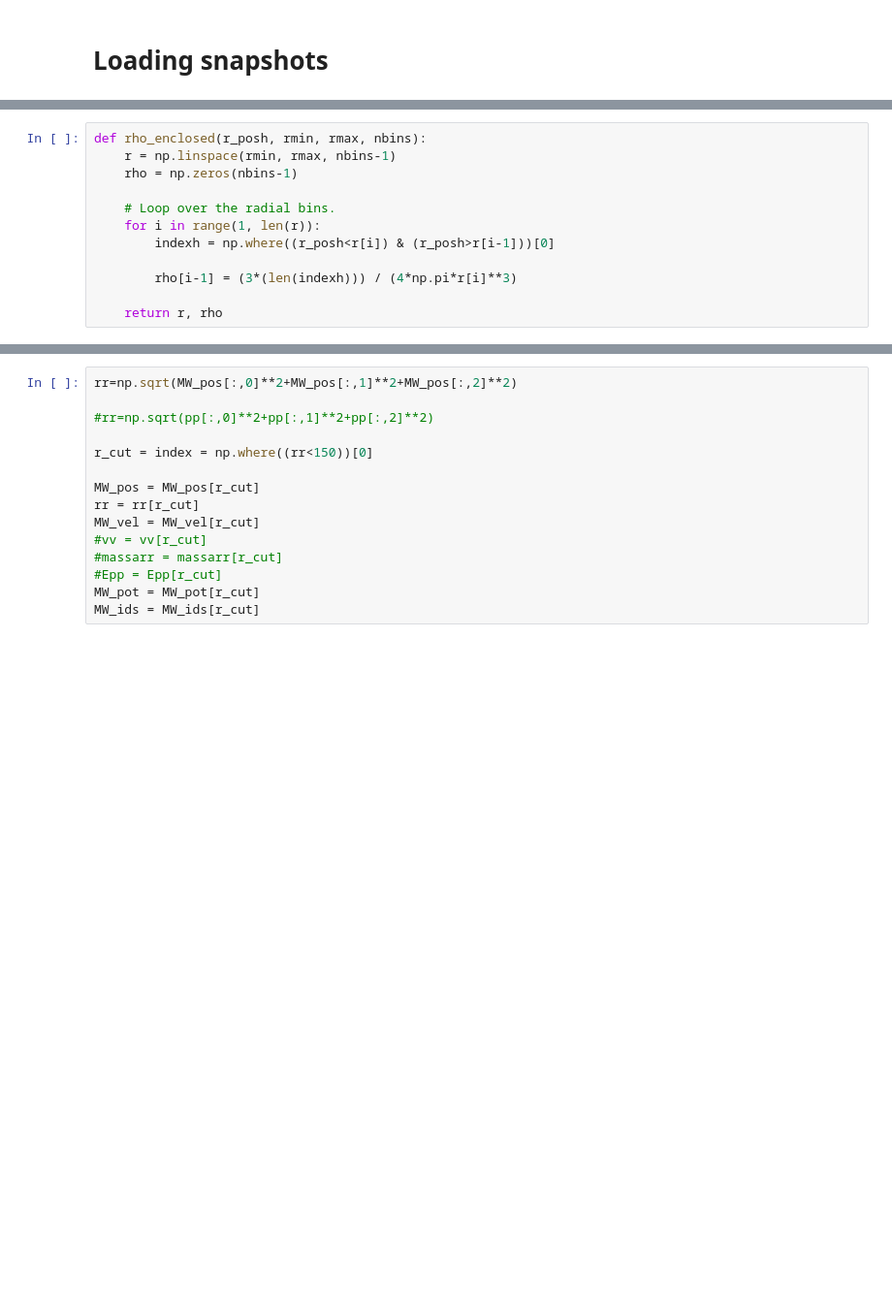
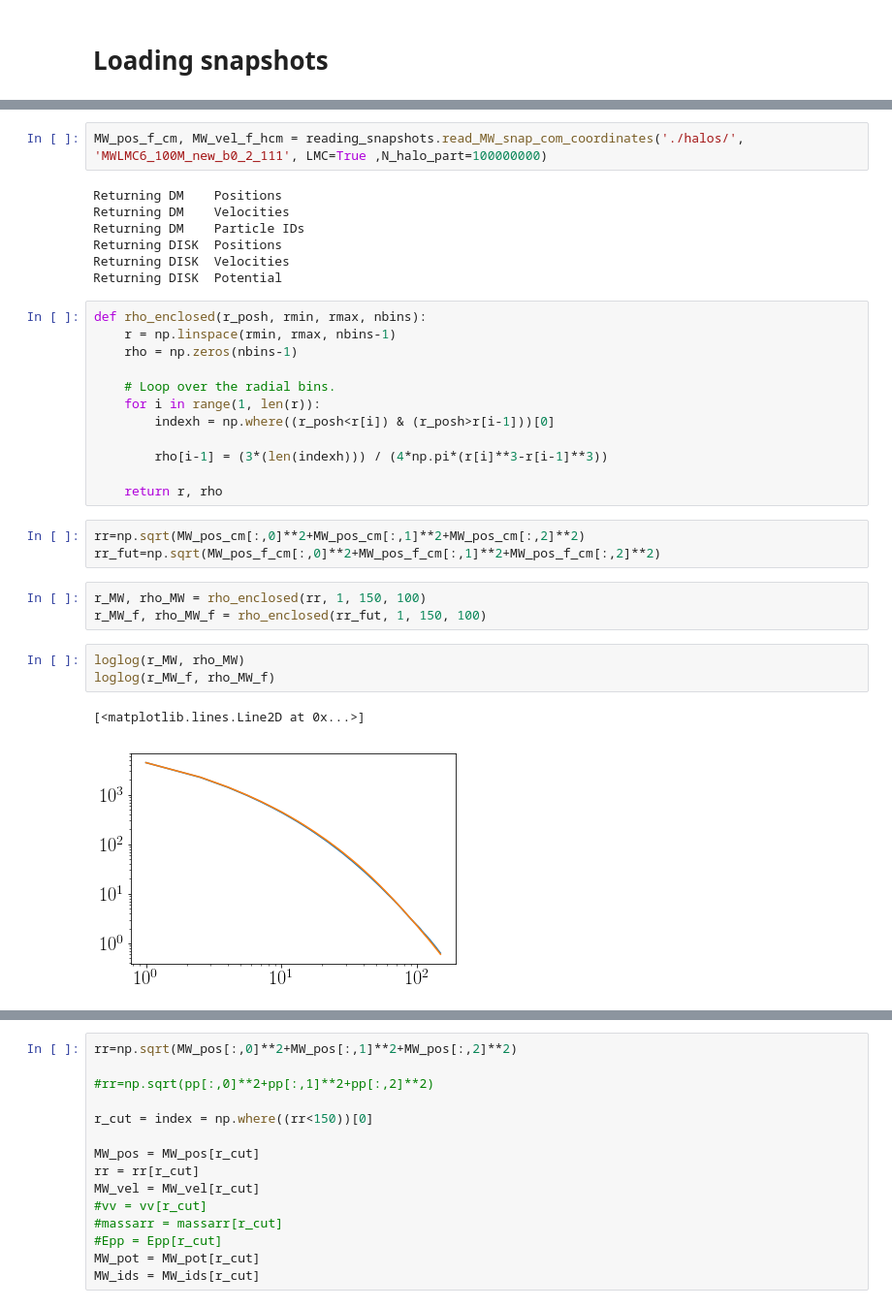
Before and after one commit to chervs/tracers_triaxial, a Jupyter notebook: density_examples.ipynb, the cells around one changed output, grey strips where cells are left out. Shown at 97% size. Saved outputs shown, nothing was run; the diff lists cells and outputs as text; blank space fills up the shorter version.

```diff
--- a/density_examples.ipynb
+++ b/density_examples.ipynb
@@ -36,3 +46,12 @@ MW_pos, MW_vel, MW_pot, MW_ids = jellyfish.host_sat_particles(ids, [100000000, 2
+# %%
+MW_pos_f_cm, MW_vel_f_hcm = reading_snapshots.read_MW_snap_com_coordinates('./halos/', 'MWLMC6_100M_new_b0_2_111', LMC=True ,N_halo_part=100000000)
+# %% [output]
+Returning DM    Positions
+Returning DM    Velocities
+Returning DM    Particle IDs
+Returning DISK  Positions
+Returning DISK  Velocities
+Returning DISK  Potential
 # %%
 def rho_enclosed(r_posh, rmin, rmax, nbins):
     r = np.linspace(rmin, rmax, nbins-1)
@@ -42,6 +61,18 @@ def rho_enclosed(r_posh, rmin, rmax, nbins):
     for i in range(1, len(r)):
         indexh = np.where((r_posh<r[i]) & (r_posh>r[i-1]))[0]
 
-        rho[i-1] = (3*(len(indexh))) / (4*np.pi*r[i]**3)
+        rho[i-1] = (3*(len(indexh))) / (4*np.pi*(r[i]**3-r[i-1]**3))
 
     return r, rho
+# %%
+rr=np.sqrt(MW_pos_cm[:,0]**2+MW_pos_cm[:,1]**2+MW_pos_cm[:,2]**2)
+rr_fut=np.sqrt(MW_pos_f_cm[:,0]**2+MW_pos_f_cm[:,1]**2+MW_pos_f_cm[:,2]**2)
+# %%
+r_MW, rho_MW = rho_enclosed(rr, 1, 150, 100)
+r_MW_f, rho_MW_f = rho_enclosed(rr_fut, 1, 150, 100)
+# %%
+loglog(r_MW, rho_MW)
+loglog(r_MW_f, rho_MW_f)
+# %% [output]
+[<matplotlib.lines.Line2D at 0x...>]
+[figure, added]
```
Also changed, not shown: parts of 10 cells of this notebook.
